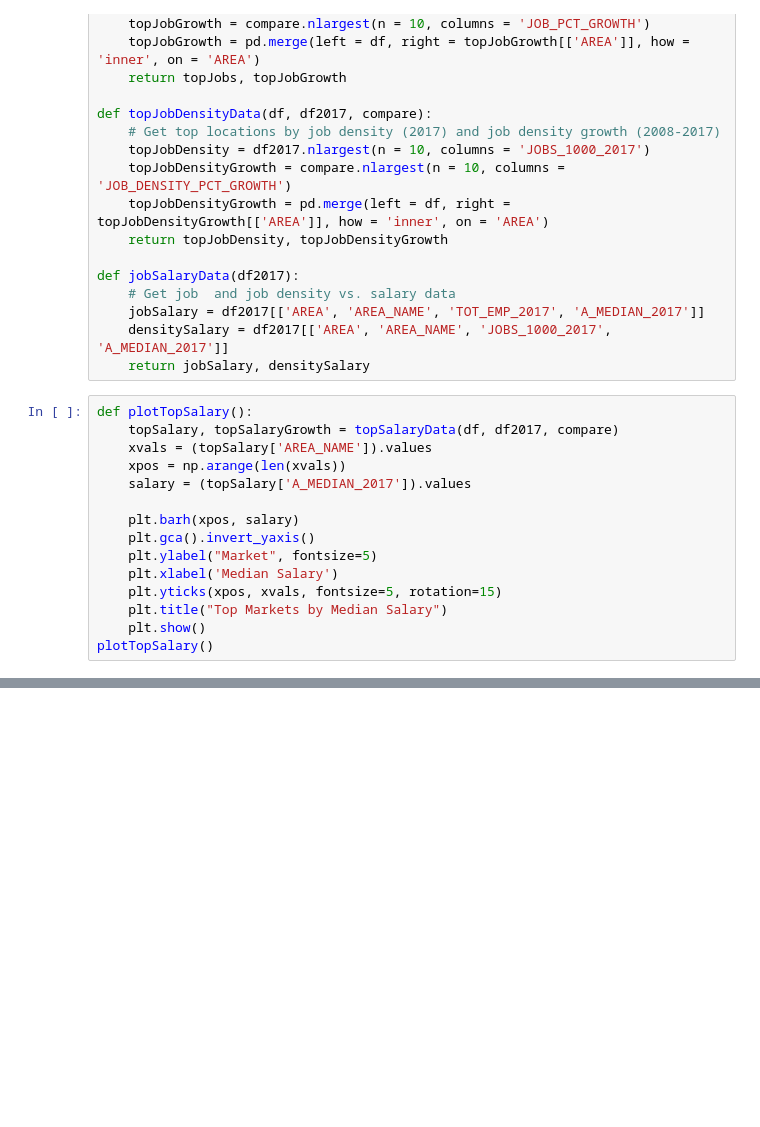
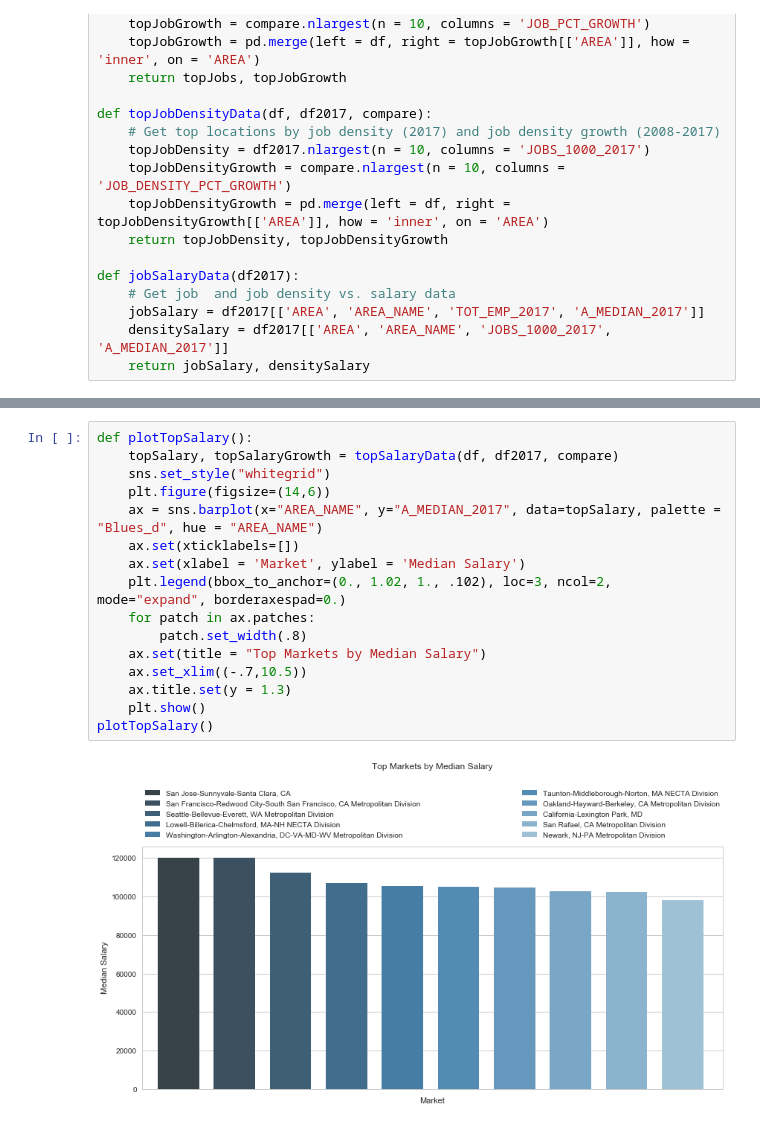
Before and after one commit to DataScienceSalon/Python-Data-Science, a Jupyter notebook: Applied Plotting, Charting & Data Representation in Python/Mathematical Science Job Density.ipynb, the cells around one changed output, grey strips where cells are left out. Drawn from its saved outputs; the diff is of its cells as text; blank space fills up the shorter version.

Commit message:
Seaborn Barplot

```diff
--- a/Applied Plotting, Charting & Data Representation in Python/Mathematical Science Job Density.ipynb
+++ b/Applied Plotting, Charting & Data Representation in Python/Mathematical Science Job Density.ipynb
@@ -228,18 +226,3 @@ def jobSalaryData(df2017):
     jobSalary = df2017[['AREA', 'AREA_NAME', 'TOT_EMP_2017', 'A_MEDIAN_2017']]
     densitySalary = df2017[['AREA', 'AREA_NAME', 'JOBS_1000_2017', 'A_MEDIAN_2017']]
     return jobSalary, densitySalary
-# %%
-def plotTopSalary():
-    topSalary, topSalaryGrowth = topSalaryData(df, df2017, compare)
-    xvals = (topSalary['AREA_NAME']).values
-    xpos = np.arange(len(xvals))
-    salary = (topSalary['A_MEDIAN_2017']).values
-
-    plt.barh(xpos, salary)
-    plt.gca().invert_yaxis()
-    plt.ylabel("Market", fontsize=5)
-    plt.xlabel('Median Salary')
-    plt.yticks(xpos, xvals, fontsize=5, rotation=15)
-    plt.title("Top Markets by Median Salary")
-    plt.show()
-plotTopSalary()
@@ -248,0 +229,18 @@ plotTopSalary()
+# %%
+def plotTopSalary():
+    topSalary, topSalaryGrowth = topSalaryData(df, df2017, compare)
+    sns.set_style("whitegrid")
+    plt.figure(figsize=(14,6))
+    ax = sns.barplot(x="AREA_NAME", y="A_MEDIAN_2017", data=topSalary, palette = "Blues_d", hue = "AREA_NAME")
+    ax.set(xticklabels=[])
+    ax.set(xlabel = 'Market', ylabel = 'Median Salary')
+    plt.legend(bbox_to_anchor=(0., 1.02, 1., .102), loc=3, ncol=2, mode="expand", borderaxespad=0.)
+    for patch in ax.patches:
+        patch.set_width(.8)
+    ax.set(title = "Top Markets by Median Salary")
+    ax.set_xlim((-.7,10.5))
+    ax.title.set(y = 1.3)
+    plt.show()
+plotTopSalary()
+# %% [output]
+[figure, added]
```
Also changed, not shown: parts of 2 cells of this notebook.
